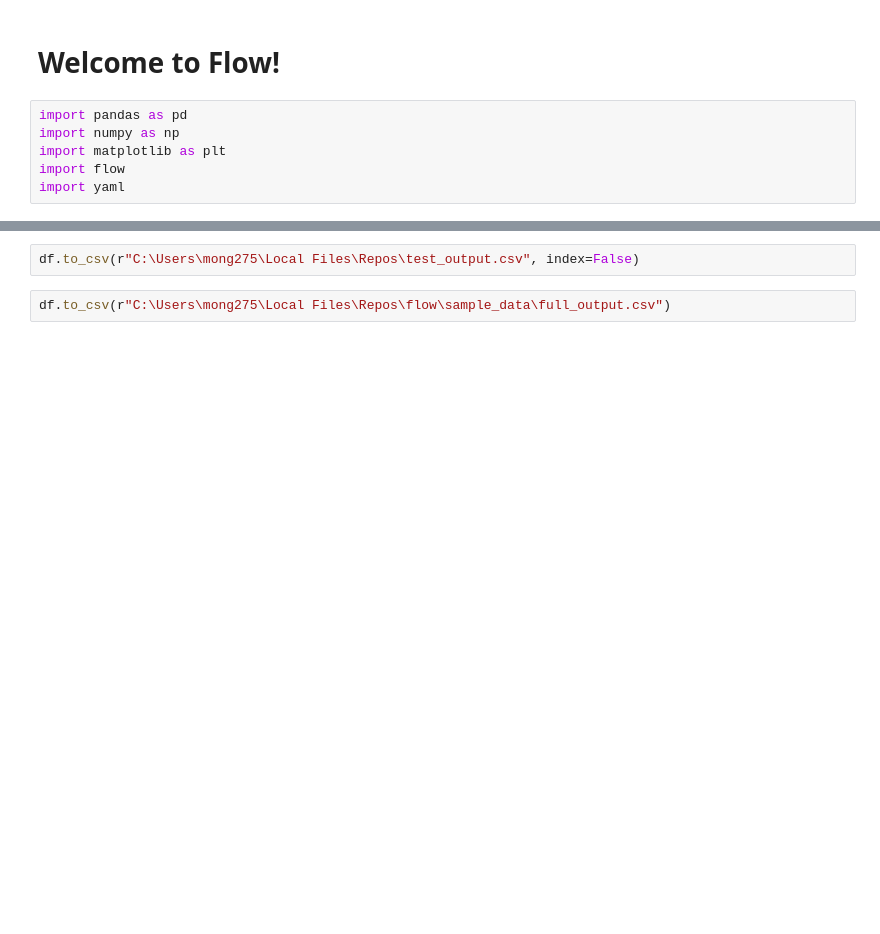
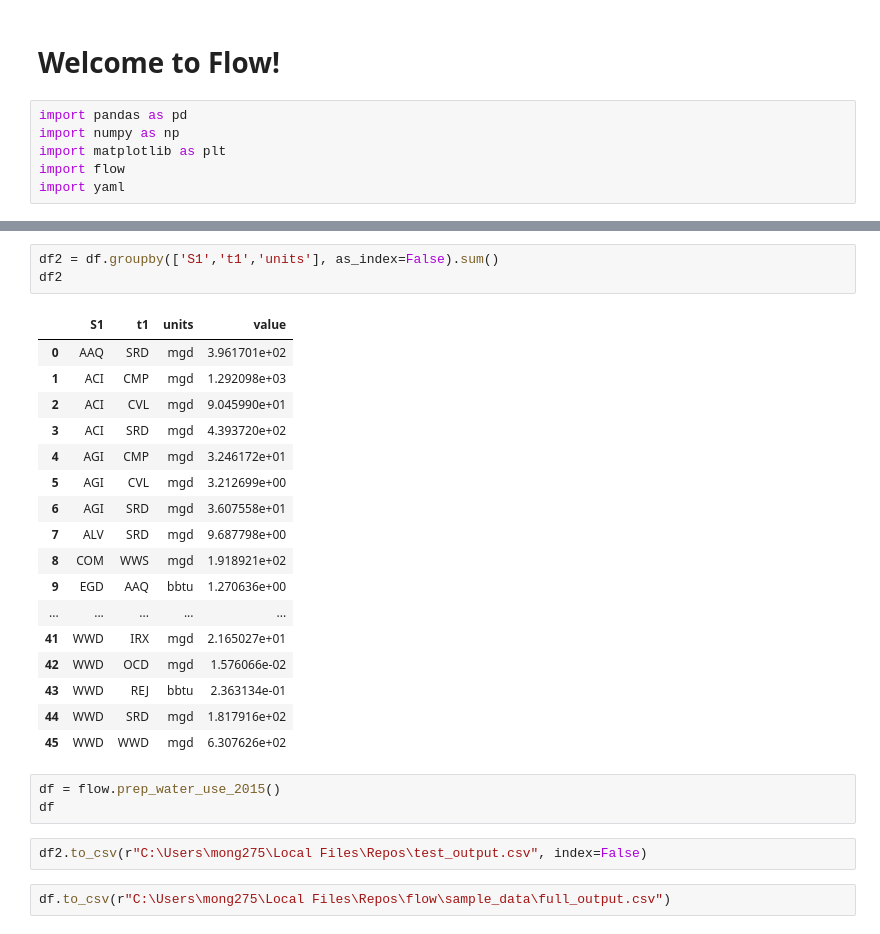
Before and after one commit to pnnl/interflow, a Jupyter notebook: flow_notebook.ipynb, the cells around one changed output, grey strips where cells are left out. Drawn from its saved outputs; the diff is of its cells as text; blank space fills up the shorter version.

```diff
--- a/flow_notebook.ipynb
+++ b/flow_notebook.ipynb
@@ -28,5 +43,29 @@ df
+# %%
+df2 = df.groupby(['S1','t1','units'], as_index=False).sum()
+df2
+# %% [output]
+|  | S1 | t1 | units | value |
+| 0 | AAQ | SRD | mgd | 3.961701e+02 |
+| 1 | ACI | CMP | mgd | 1.292098e+03 |
+| 2 | ACI | CVL | mgd | 9.045990e+01 |
+| 3 | ACI | SRD | mgd | 4.393720e+02 |
+| 4 | AGI | CMP | mgd | 3.246172e+01 |
+| 5 | AGI | CVL | mgd | 3.212699e+00 |
+| 6 | AGI | SRD | mgd | 3.607558e+01 |
+| 7 | ALV | SRD | mgd | 9.687798e+00 |
+| 8 | COM | WWS | mgd | 1.918921e+02 |
+| 9 | EGD | AAQ | bbtu | 1.270636e+00 |
+| ... | ... | ... | ... | ... |
+| 41 | WWD | IRX | mgd | 2.165027e+01 |
+| 42 | WWD | OCD | mgd | 1.576066e-02 |
+| 43 | WWD | REJ | bbtu | 2.363134e-01 |
+| 44 | WWD | SRD | mgd | 1.817916e+02 |
+| 45 | WWD | WWD | mgd | 6.307626e+02 |
+# %%
+df = flow.prep_water_use_2015()
+df
 # %%
-df.to_csv(r"C:\Users\mong275\Local Files\Repos\test_output.csv", index=False)
+df2.to_csv(r"C:\Users\mong275\Local Files\Repos\test_output.csv", index=False)
 # %%
 df.to_csv(r"C:\Users\mong275\Local Files\Repos\flow\sample_data\full_output.csv")
 # %%
```
Also changed, not shown: parts of 26 cells of this notebook, 3 other files.
